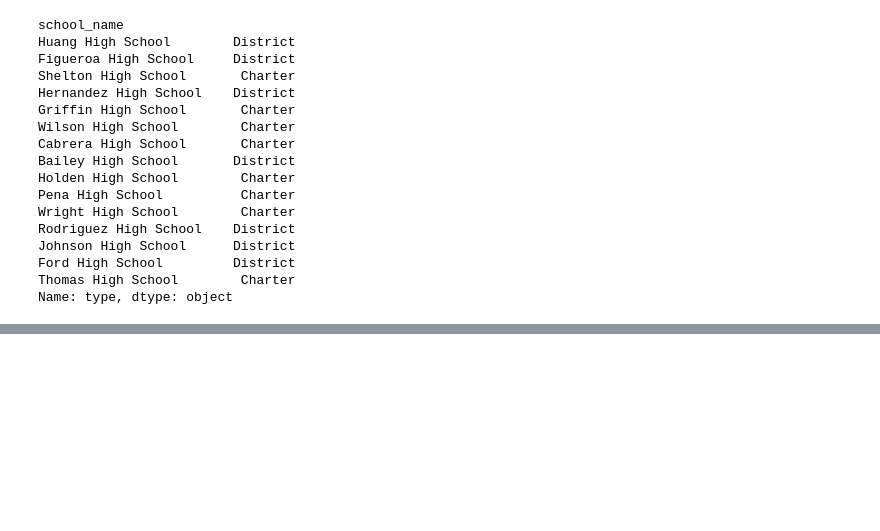
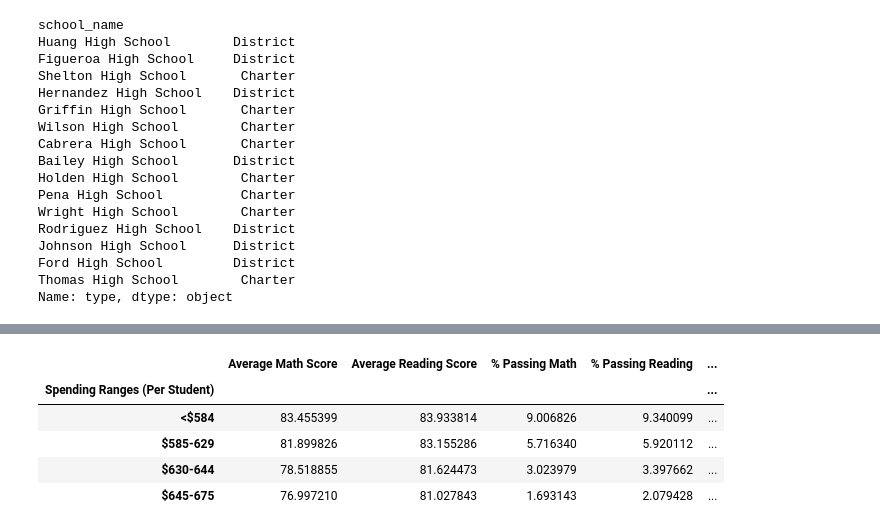
Before and after one commit to AsleshaV/-School_District_Analysis.-, a Jupyter notebook: PyCitySchools.ipynb, the cells around one changed output, grey strips where cells are left out. Drawn from its saved outputs; the diff is of its cells as text; code cells hidden in the pictures; blank space fills up the shorter version.

```diff
--- a/PyCitySchools.ipynb
+++ b/PyCitySchools.ipynb
@@ -1046,0 +1159,17 @@ reading_scores_by_grade.head()
+# %%
+# Assemble into DataFrame.
+spending_summary_df = pd.DataFrame({
+          "Average Math Score" : spending_math_scores,
+          "Average Reading Score": spending_reading_scores,
+          "% Passing Math": spending_passing_math,
+          "% Passing Reading": spending_passing_reading,
+          "% Overall Passing": overall_passing_spending})
+
+spending_summary_df
+# %% [output]
+|  | Average Math Score | Average Reading Score | % Passing Math | % Passing Reading | ... |
+| Spending Ranges (Per Student) |  |  |  |  | ... |
+| <$584 | 83.455399 | 83.933814 | 9.006826 | 9.340099 | ... |
+| $585-629 | 81.899826 | 83.155286 | 5.716340 | 5.920112 | ... |
+| $630-644 | 78.518855 | 81.624473 | 3.023979 | 3.397662 | ... |
+| $645-675 | 76.997210 | 81.027843 | 1.693143 | 2.079428 | ... |
```
Also changed, not shown: parts of 80 cells of this notebook.
